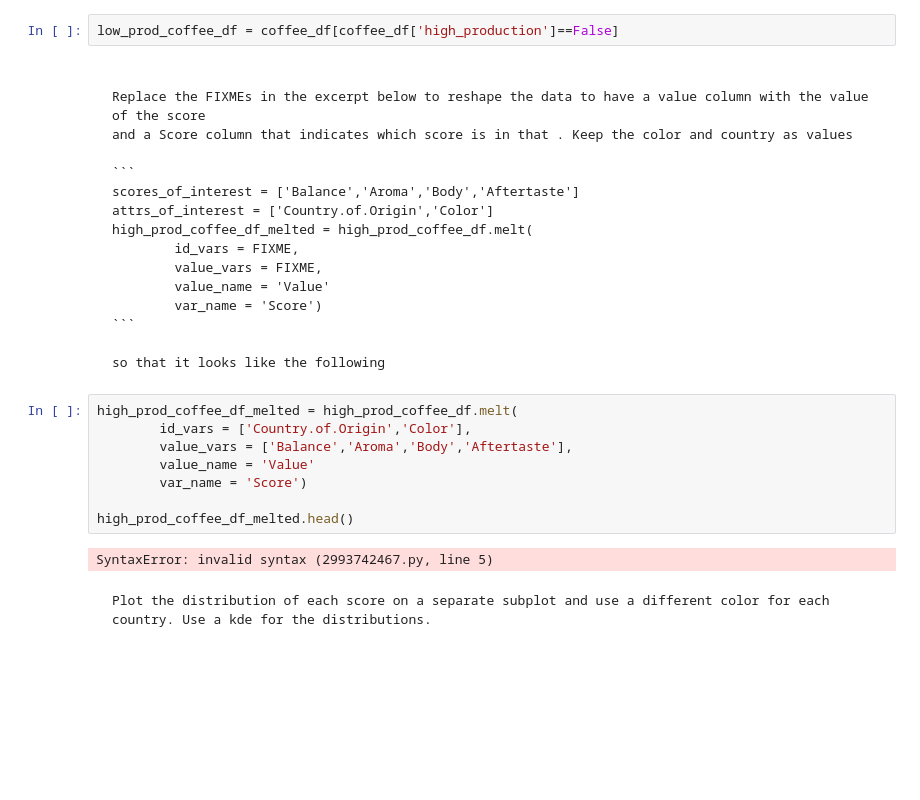
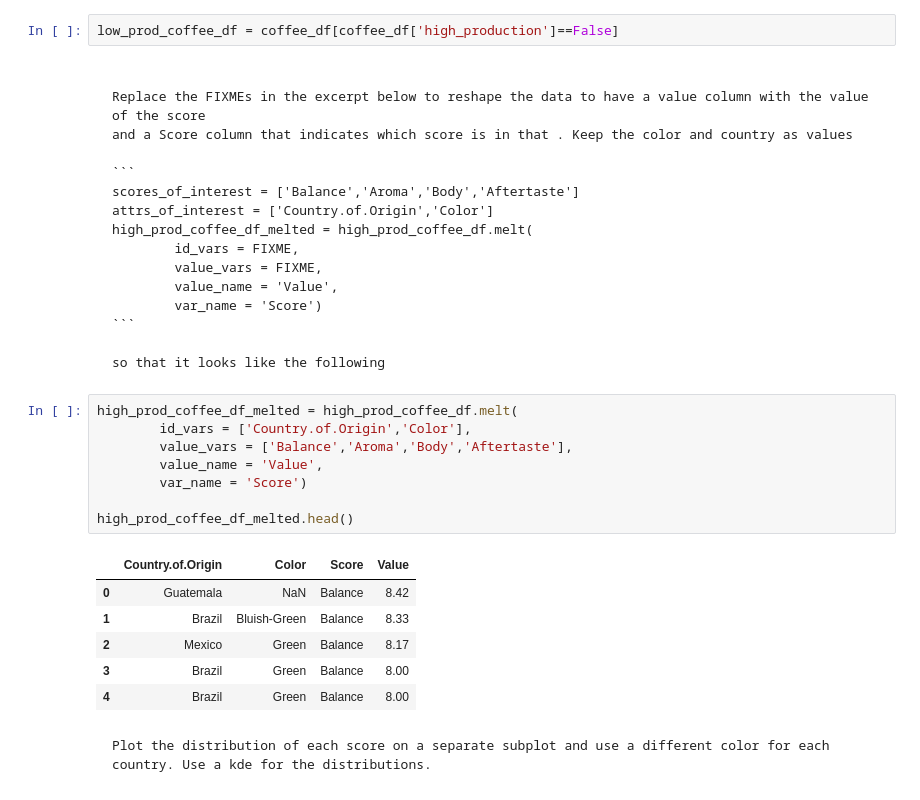
Before and after one commit to rhodyprog4ds/BrownFall21, a Jupyter notebook: _sources/notes/2021-09-27.ipynb, the cells around one changed output. Drawn from its saved outputs; the diff is of its cells as text; blank space fills up the shorter version.

````diff
--- a/_sources/notes/2021-09-27.ipynb
+++ b/_sources/notes/2021-09-27.ipynb
@@ -265,7 +265,7 @@ attrs_of_interest = ['Country.of.Origin','Color']
 high_prod_coffee_df_melted = high_prod_coffee_df.melt(
         id_vars = FIXME,
         value_vars = FIXME,
-        value_name = 'Value'
+        value_name = 'Value',
         var_name = 'Score')
 ```
 
@@ -274,13 +274,18 @@ so that it looks like the following
 # %%
 high_prod_coffee_df_melted = high_prod_coffee_df.melt(
         id_vars = ['Country.of.Origin','Color'],
         value_vars = ['Balance','Aroma','Body','Aftertaste'],
-        value_name = 'Value'
+        value_name = 'Value',
         var_name = 'Score')
 
 high_prod_coffee_df_melted.head()
 # %% [output]
-SyntaxError: invalid syntax (2993742467.py, line 5)
+|  | Country.of.Origin | Color | Score | Value |
+| 0 | Guatemala | NaN | Balance | 8.42 |
+| 1 | Brazil | Bluish-Green | Balance | 8.33 |
+| 2 | Mexico | Green | Balance | 8.17 |
+| 3 | Brazil | Green | Balance | 8.00 |
+| 4 | Brazil | Green | Balance | 8.00 |
 # %% [markdown]
 ```{admonition} Try it Yourself
 Plot the distribution of each score on a separate subplot and use a different color for each country. Use a kde for the distributions.
````
Also changed, not shown: parts of 1 cell of this notebook, 22 other files.
